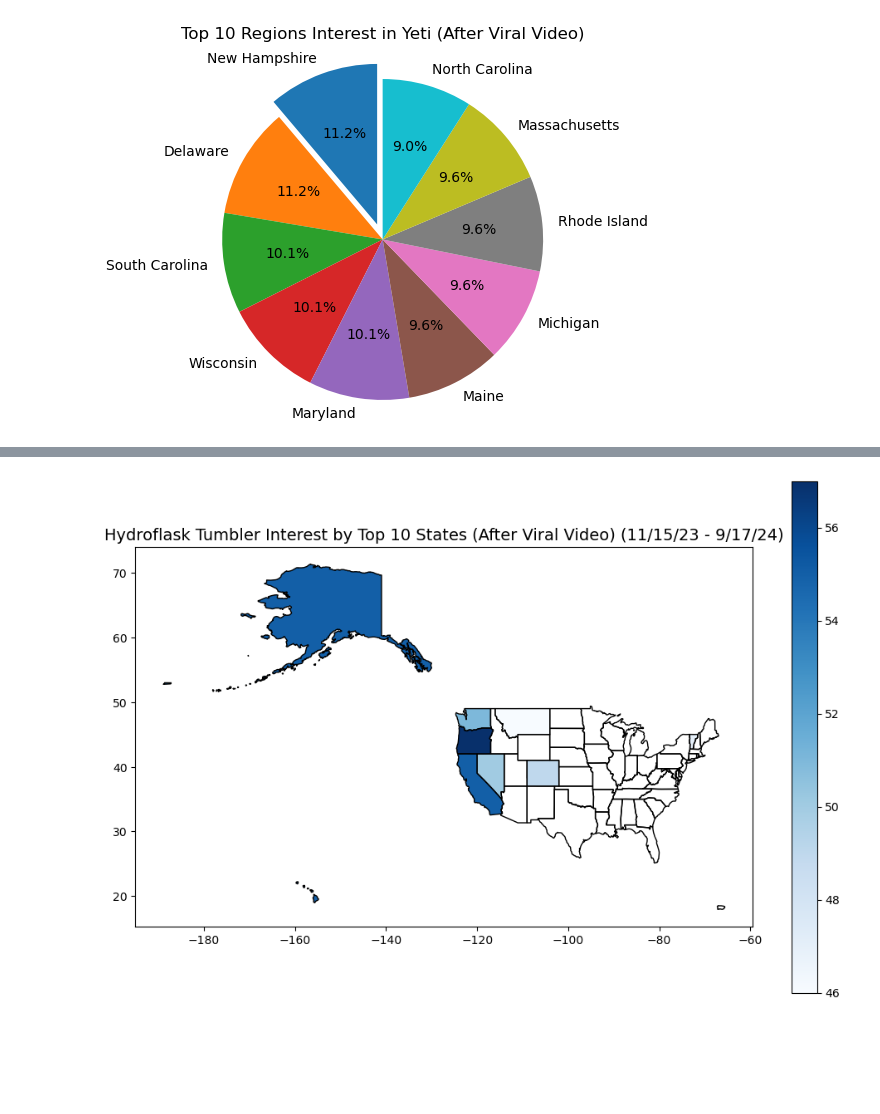
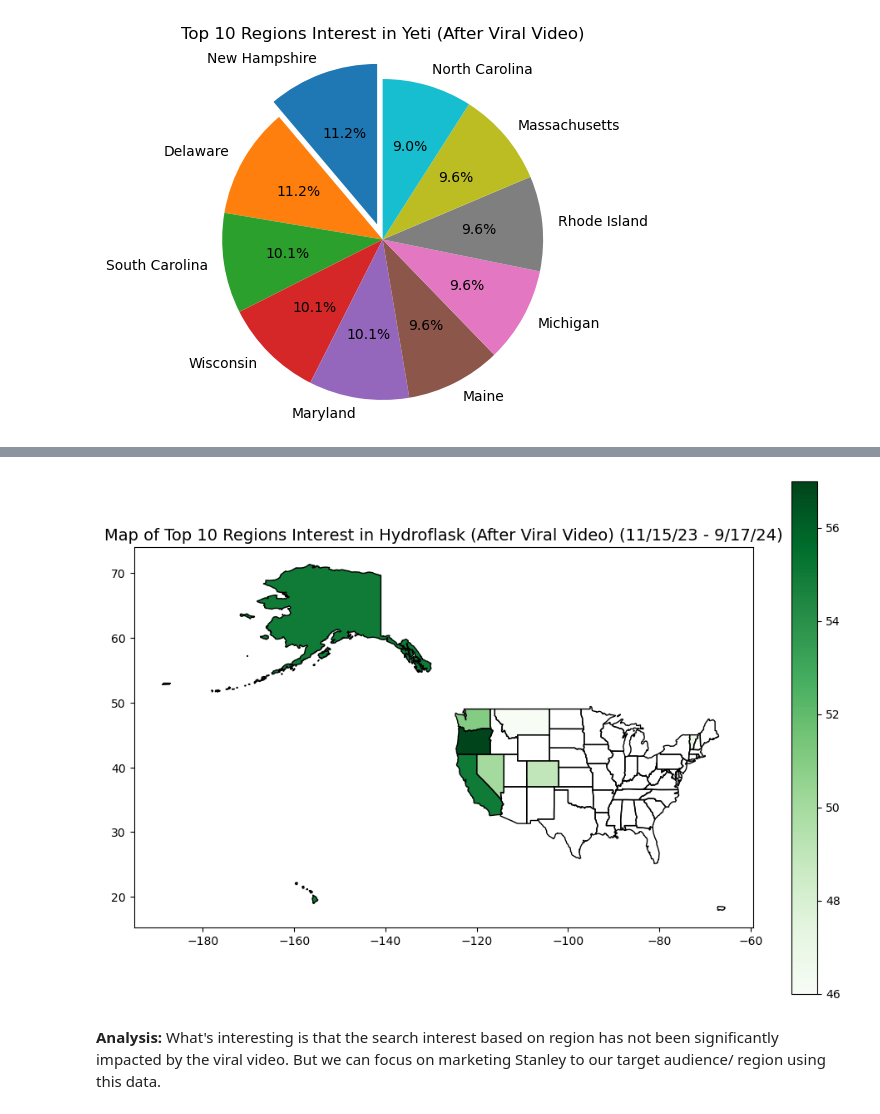
Before and after one commit to Crystal-Gonzales/Project-1, a Jupyter notebook: Tumbler/Fire-Proof Tumblers.ipynb, the cells around one changed output, grey strips where cells are left out. Saved outputs shown, nothing was run; the diff lists cells and outputs as text; code cells hidden in the pictures; blank space fills up the shorter version.

```diff
--- a/Tumbler/Fire-Proof Tumblers.ipynb
+++ b/Tumbler/Fire-Proof Tumblers.ipynb
@@ -431,25 +436,27 @@ plt.show()
 # %%
 # Filter out Alaska, Hawaii and Puerto Rico
 #continental_us_states = us_states[~us_states['name'].isin(['Alaska', 'Hawaii', 'Puerto Rico'])]
 
-#Sort by the column of interest and select top 10 regions
+# Sort by the column of interest and select top 10 regions
 top_10_regions = viral_map_df.nlargest(10, "hydroflask: (11/15/23 - 9/17/24)")
 
 # Merge the top 10 regions with the GeoDataFrame on state name
 merged = us_states.merge(top_10_regions, left_on='name', right_on='Region', how='inner')
-
 
 # Plot the choropleth map for Hydroflask tumbler interest by the top 10 states after viral video
 fig, ax = plt.subplots(1, 1, figsize=(12, 8))
 us_states.boundary.plot(ax=ax, linewidth=1, color='k')  # Plot state boundaries
 merged.plot(column="hydroflask: (11/15/23 - 9/17/24)",
             ax=ax,
             legend=True,
-            cmap='Blues',
+            cmap='Greens',
             missing_kwds={"color": "lightgrey", "label": "Missing data"})
 
 # Add title and display the map
-plt.title('Hydroflask Tumbler Interest by Top 10 States (After Viral Video) (11/15/23 - 9/17/24)', fontsize=14)
+plt.title('Map of Top 10 Regions Interest in Hydroflask (After Viral Video) (11/15/23 - 9/17/24)', fontsize=14)
+plt.savefig("../Images/map_hydroflask_viral.png")
 plt.show()
 # %% [output]
-[figure, old version]
+[figure, new version]
+# %% [markdown]
+**Analysis:** What's interesting is that the search interest based on region has not been significantly impacted by the viral video. But we can focus on marketing Stanley to our target audience/ region using this data.
```
Also changed, not shown: parts of 19 cells of this notebook, 7 other files.
